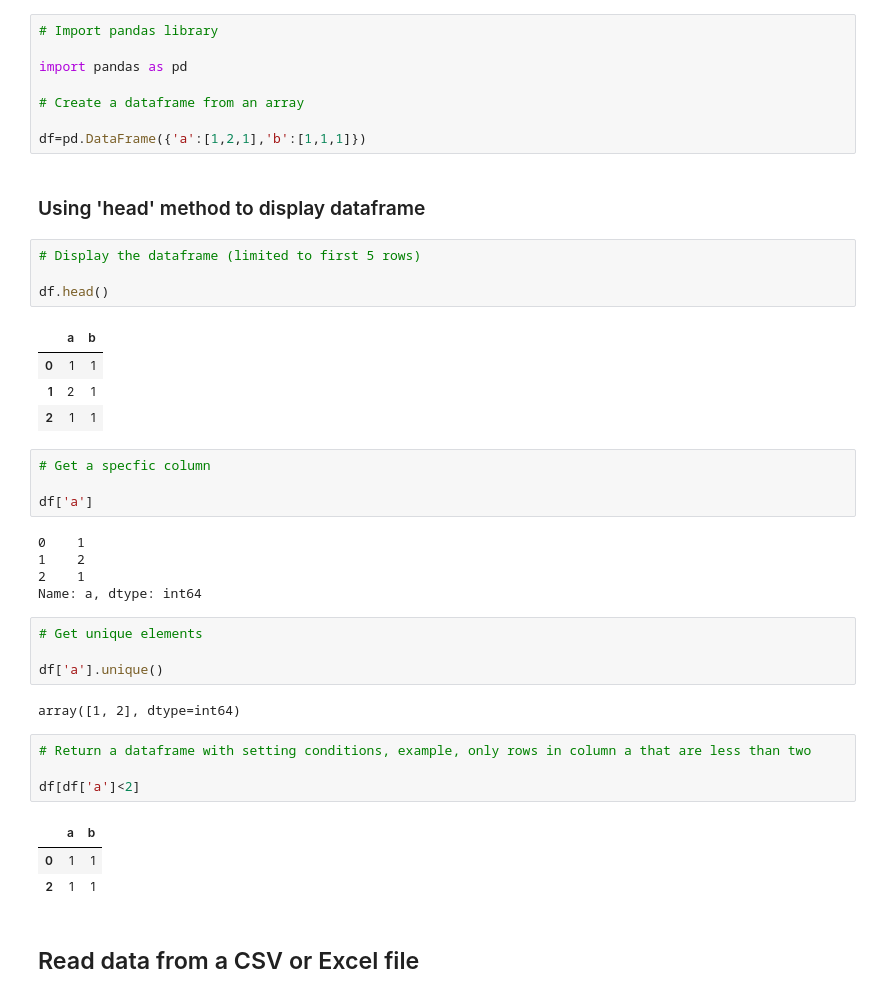
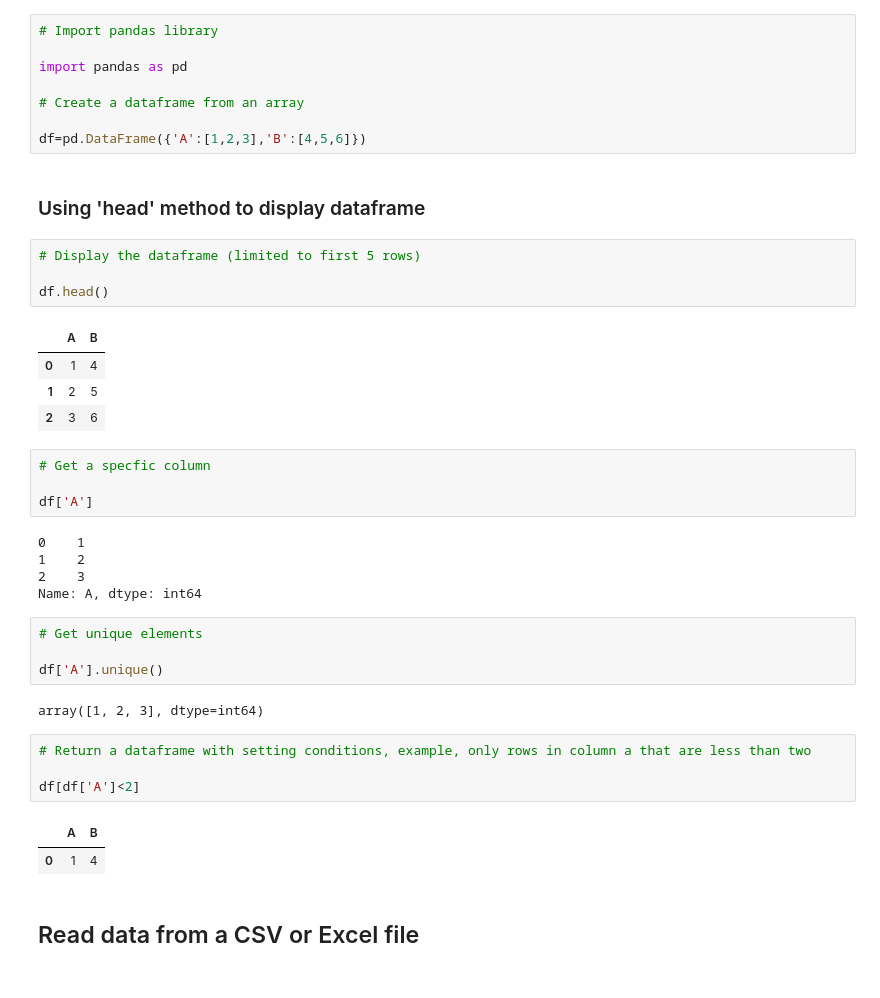
Before and after one commit to PosgradoMNA/actividades-de-aprendizaje-armandoBringas-a01200230, a Jupyter notebook: Activity_week_3-Python_for_Data_Science-IBM/Module_4-Working_with_Data_in_Python/4.3_Introdution_to_Pandas.ipynb, the cells around one changed output. Cells and saved outputs as stored; diff of their text form.

```diff
--- a/Activity_week_3-Python_for_Data_Science-IBM/Module_4-Working_with_Data_in_Python/4.3_Introdution_to_Pandas.ipynb
+++ b/Activity_week_3-Python_for_Data_Science-IBM/Module_4-Working_with_Data_in_Python/4.3_Introdution_to_Pandas.ipynb
@@ -12,7 +17,7 @@ import pandas as pd
 
 # Create a dataframe from an array
 
-df=pd.DataFrame({'a':[1,2,1],'b':[1,1,1]})
+df=pd.DataFrame({'A':[1,2,3],'B':[4,5,6]})
 # %% [markdown]
 ### Using 'head' method to display dataframe
 # %%
@@ -20,33 +25,32 @@ df=pd.DataFrame({'a':[1,2,1],'b':[1,1,1]})
 
 df.head()
 # %% [output]
-|  | a | b |
-| 0 | 1 | 1 |
-| 1 | 2 | 1 |
-| 2 | 1 | 1 |
+|  | A | B |
+| 0 | 1 | 4 |
+| 1 | 2 | 5 |
+| 2 | 3 | 6 |
 # %%
 # Get a specfic column
 
-df['a']
+df['A']
 # %% [output]
 0    1
 1    2
-2    1
-Name: a, dtype: int64
+2    3
+Name: A, dtype: int64
 # %%
 # Get unique elements
 
-df['a'].unique()
+df['A'].unique()
 # %% [output]
-array([1, 2], dtype=int64)
+array([1, 2, 3], dtype=int64)
 # %%
 # Return a dataframe with setting conditions, example, only rows in column a that are less than two
 
-df[df['a']<2]
+df[df['A']<2]
 # %% [output]
-|  | a | b |
-| 0 | 1 | 1 |
-| 2 | 1 | 1 |
+|  | A | B |
+| 0 | 1 | 4 |
 # %% [markdown]
 ## Read data from a CSV or Excel file
 # %%
```
Also changed, not shown: parts of 2 cells of this notebook, 2 other files.
